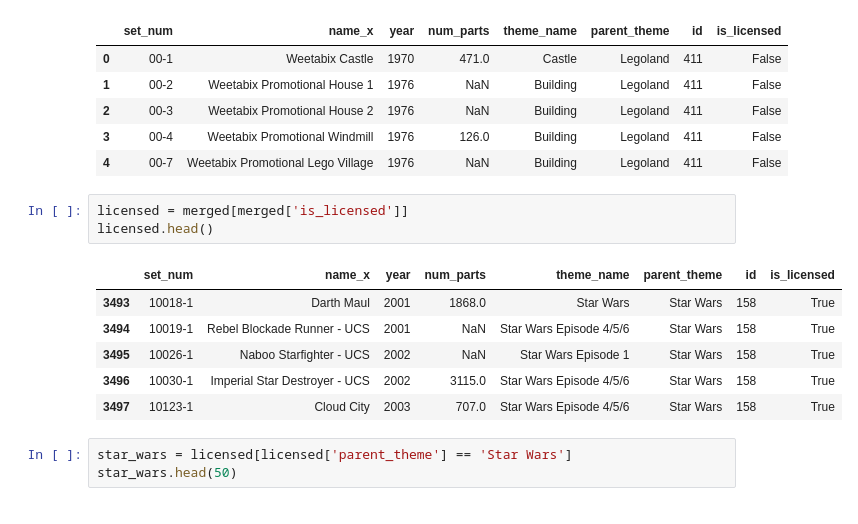
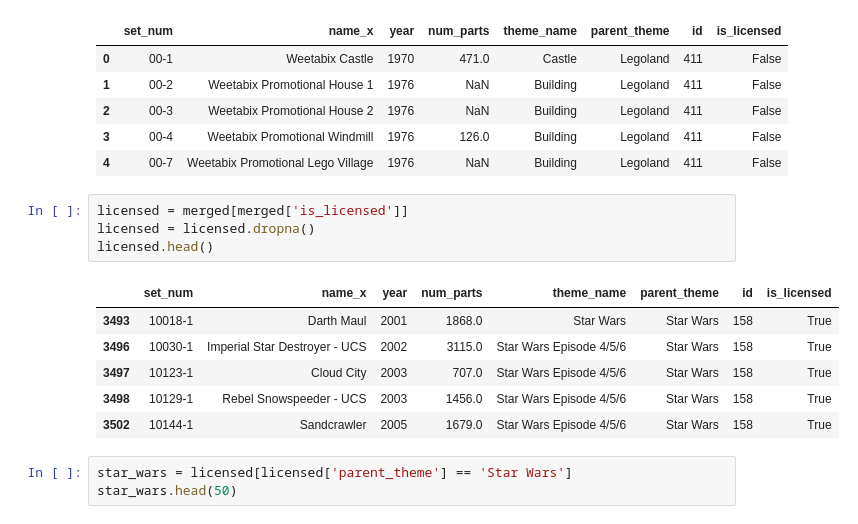
Before and after one commit to dilaraesmer/Exploratory_Data_Analysis_Project, a Jupyter notebook: real_world_data_analysis.ipynb, the cells around one changed output. Cells and saved outputs as stored; diff of their text form.

```diff
--- a/real_world_data_analysis.ipynb
+++ b/real_world_data_analysis.ipynb
@@ -47,14 +47,15 @@ merged.head()
 | 4 | 00-7 | Weetabix Promotional Lego Village | 1976 | NaN | Building | Legoland | 411 | False |
 # %%
 licensed = merged[merged['is_licensed']]
+licensed = licensed.dropna()
 licensed.head()
 # %% [output]
 |  | set_num | name_x | year | num_parts | theme_name | parent_theme | id | is_licensed |
 | 3493 | 10018-1 | Darth Maul | 2001 | 1868.0 | Star Wars | Star Wars | 158 | True |
-| 3494 | 10019-1 | Rebel Blockade Runner - UCS | 2001 | NaN | Star Wars Episode 4/5/6 | Star Wars | 158 | True |
-| 3495 | 10026-1 | Naboo Starfighter - UCS | 2002 | NaN | Star Wars Episode 1 | Star Wars | 158 | True |
 | 3496 | 10030-1 | Imperial Star Destroyer - UCS | 2002 | 3115.0 | Star Wars Episode 4/5/6 | Star Wars | 158 | True |
 | 3497 | 10123-1 | Cloud City | 2003 | 707.0 | Star Wars Episode 4/5/6 | Star Wars | 158 | True |
+| 3498 | 10129-1 | Rebel Snowspeeder - UCS | 2003 | 1456.0 | Star Wars Episode 4/5/6 | Star Wars | 158 | True |
+| 3502 | 10144-1 | Sandcrawler | 2005 | 1679.0 | Star Wars Episode 4/5/6 | Star Wars | 158 | True |
 # %%
 star_wars = licensed[licensed['parent_theme'] == 'Star Wars']
 star_wars.head(50)
```
Also changed, not shown: parts of 3 cells of this notebook.
